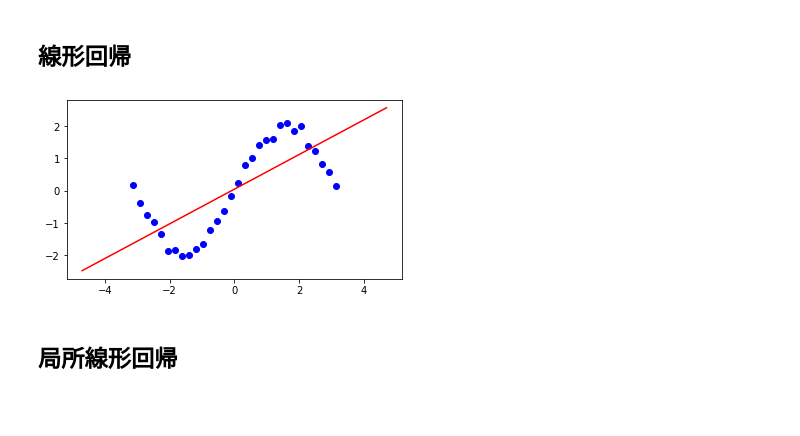
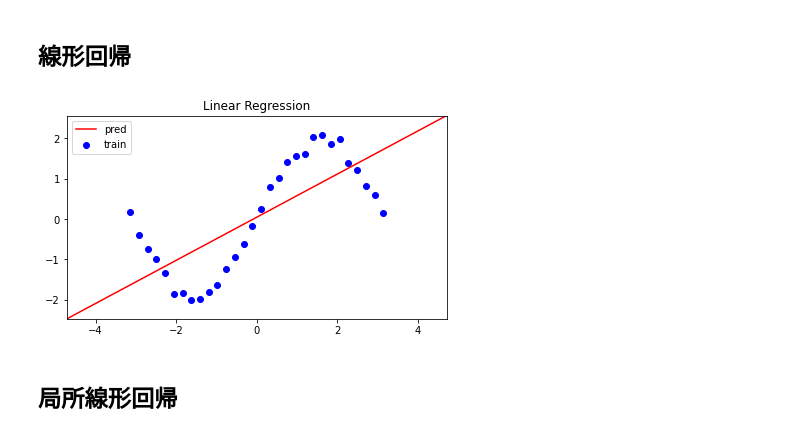
Before and after one commit to tanacchi/ml_scratch, a Jupyter notebook: linear_regression/qiita.ipynb, the cells around one changed output. Saved outputs shown, nothing was run; the diff lists cells and outputs as text; code cells hidden in the pictures; blank space fills up the shorter version.

```diff
--- a/linear_regression/qiita.ipynb
+++ b/linear_regression/qiita.ipynb
@@ -41,16 +35,30 @@ print(X_star[:5])
+# %%
+# 描画関数
+def show(X, y, X_star, y_hat, sigma=None):
+    fig, ax = plt.subplots(figsize=(6, 6))
+    fig.tight_layout()
+    ax.scatter(x, y, label="train", c="b")
+    ax.plot(X_star[:, 1], y_hat, label="pred", c="r")
+    if sigma:
+        ax.set_title(f"Local Regression (sigma={sigma})")
+    else:
+        ax.set_title(f"Linear Regression")
+    ax.set_aspect('equal')
+    ax.legend()
+#     plt.show()
+    plt.margins(0,0)
+    plt.savefig('foo.png', pad_inches = 0)
 # %% [markdown]
 ## 線形回帰
 # %%
-a = np.linalg.inv(X.T @ X) @ X.T @ y
+def predict_with_lr(X, y):
+    a = np.linalg.inv(X.T @ X) @ X.T @ y
+    return X_star @ a
-# %%
-y_hat = X_star @ a
-
-plt.scatter(x, y, label="train", c="b")
-plt.plot(x_star, y_hat, label="pred", c="r")
-plt.axes().set_aspect('equal')
-plt.show()
-# %% [output]
-[figure, removed]
+# %%
+y_hat = predict_with_lr(X, y)
+show(X, y, X_star, y_hat)
+# %% [output]
+[figure, added]
 # %% [markdown]
 ## 局所線形回帰
 # %%
```
Also changed, not shown: parts of 6 cells of this notebook.
